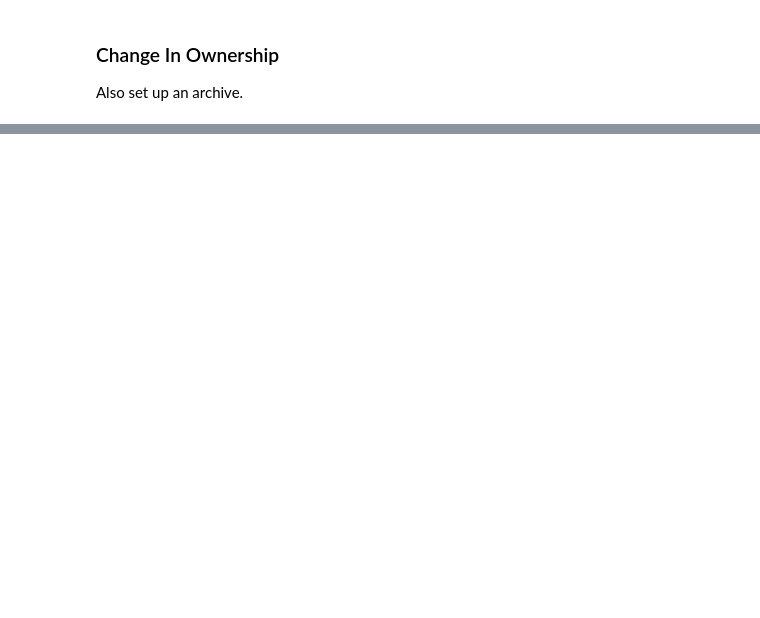
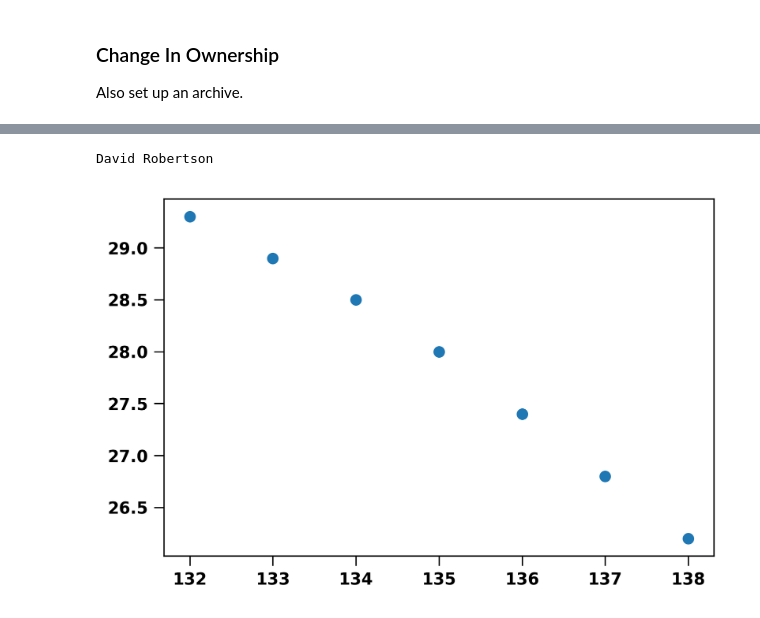
Before and after one commit to fantasy-toolz/2017-MLB-Analysis, a Jupyter notebook: league_notebooks/27-ESPN-Ownership-Data.ipynb, the cells around one changed output, grey strips where cells are left out. Cells and saved outputs as stored; diff of their text form; code cells hidden in the pictures; blank space fills up the shorter version.

```diff
--- a/league_notebooks/27-ESPN-Ownership-Data.ipynb
+++ b/league_notebooks/27-ESPN-Ownership-Data.ipynb
@@ -241,0 +169,29 @@ print fantasy_table#.find("tr")
+# %%
+
+mos = np.arange(1,13,1)
+days = np.arange(1,32,1)
+
+modays = np.array([31.,28.,31.,30.,31.,30.,31.,31.,30.,31.,30.,31.])
+
+PDict = {}
+for mo in mos:
+    for day in days:
+
+        try:
+            f = open('ownership-archive/2018-{0:02d}-{1:02d}_poss.txt'.format(int(mo),int(day)))
+            print('opened',mo,day)
+
+            for line in f:
+                q = [d for d in line.split()]
+
+                name = str(q[0])+' '+str(q[1])
+
+                if name in PDict.keys():
+                    PDict[name].append([float(np.sum(modays[0:mo])+day),float(q[-1])])
+                else:
+                    PDict[name] = []
+                    PDict[name].append([float(np.sum(modays[0:mo])+day),float(q[-1])])
+
+
+        except:
+            pass
@@ -241,0 +214,9 @@ print fantasy_table#.find("tr")
+# %%
+#print([key for key in PDict.keys()])
+
+for pp in ['David Robertson']:
+    print(pp)
+    plt.scatter(np.array(PDict[pp])[:,0],np.array(PDict[pp])[:,1])
+# %% [output]
+David Robertson
+[figure, added]
```
Also changed, not shown: parts of 13 cells of this notebook, 38 other files.
